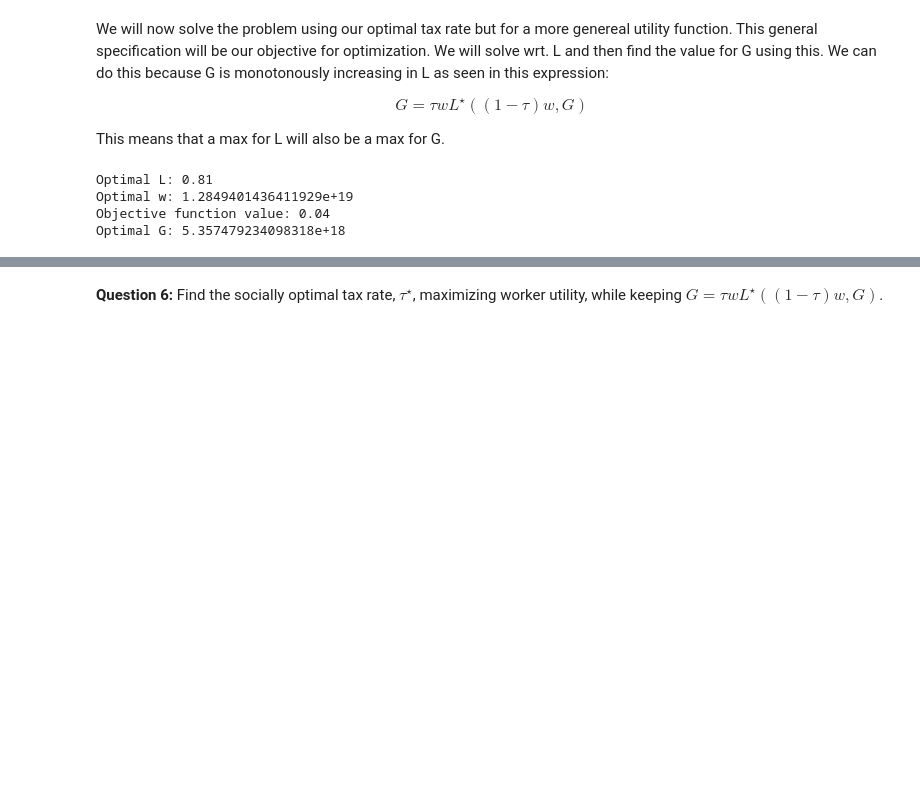
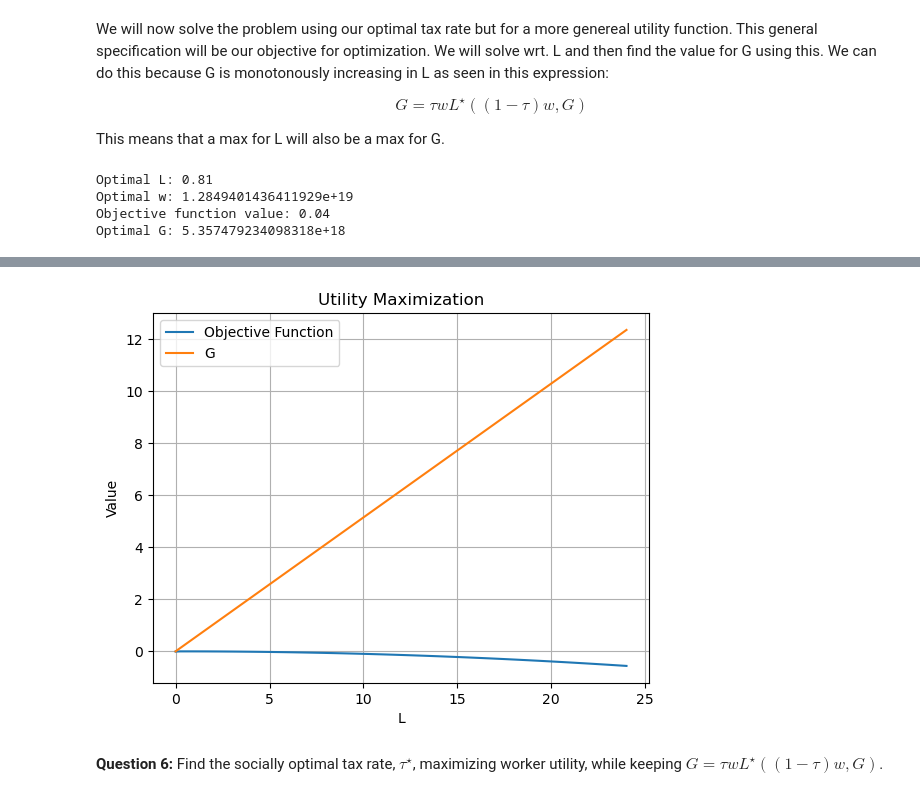
Before and after one commit to NumEconCopenhagen/projects-2023-bpr871, a Jupyter notebook: bpr871_eksamen/Q1-sissel.ipynb, the cells around one changed output, grey strips where cells are left out. Cells and saved outputs as stored; diff of their text form; code cells hidden in the pictures; blank space fills up the shorter version.

```diff
--- a/bpr871_eksamen/Q1-sissel.ipynb
+++ b/bpr871_eksamen/Q1-sissel.ipynb
@@ -330,3 +339,7 @@ Optimal G: 2.970507100034308e+17
+# %%
+instance_q1.illustrate_optimal_ces(par='par1',var='L_w')
+# %% [output]
+[figure, added]
 # %% [markdown]
 **Question 6:** Find the socially optimal tax rate, $\tau^{\star}$, maximizing worker utility, while keeping $G = \tau w L^{\star}((1-\tau)w,G)$.
 # %%
```
Also changed, not shown: parts of 6 cells of this notebook.
